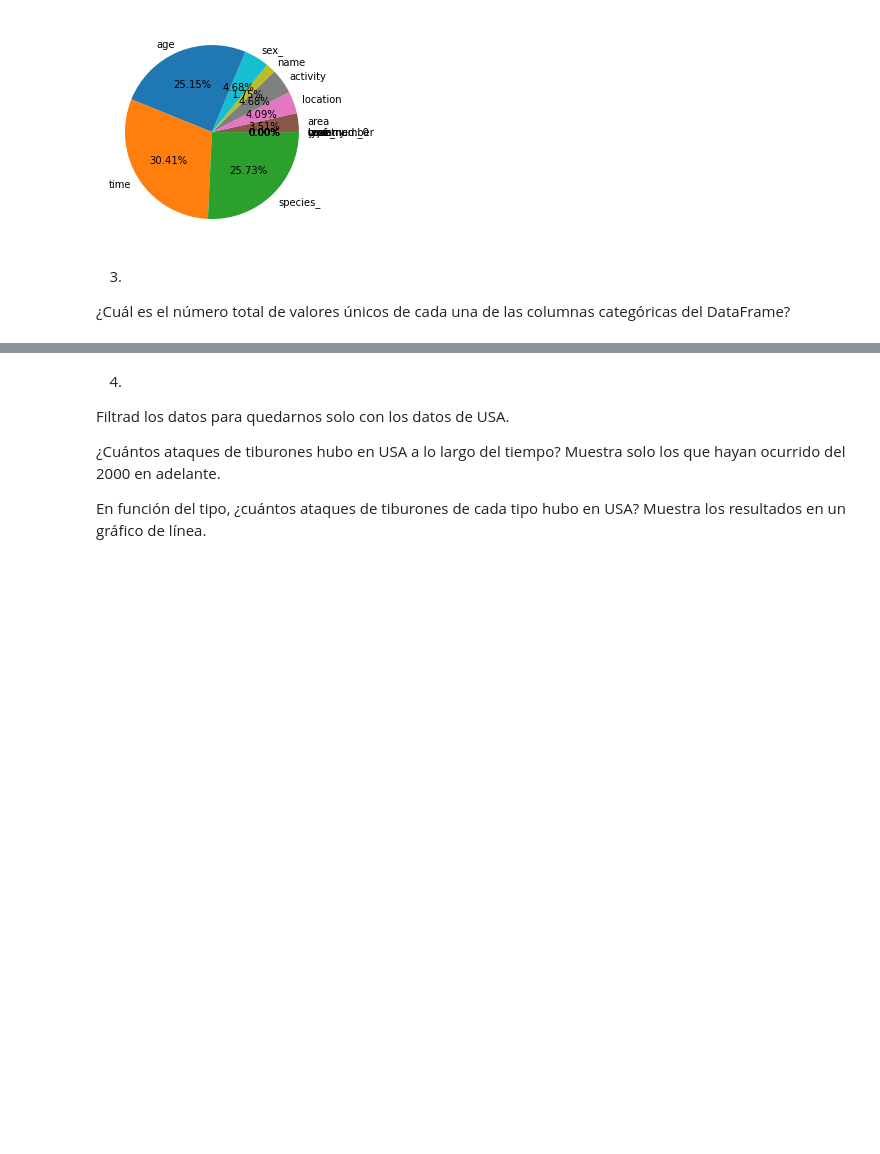
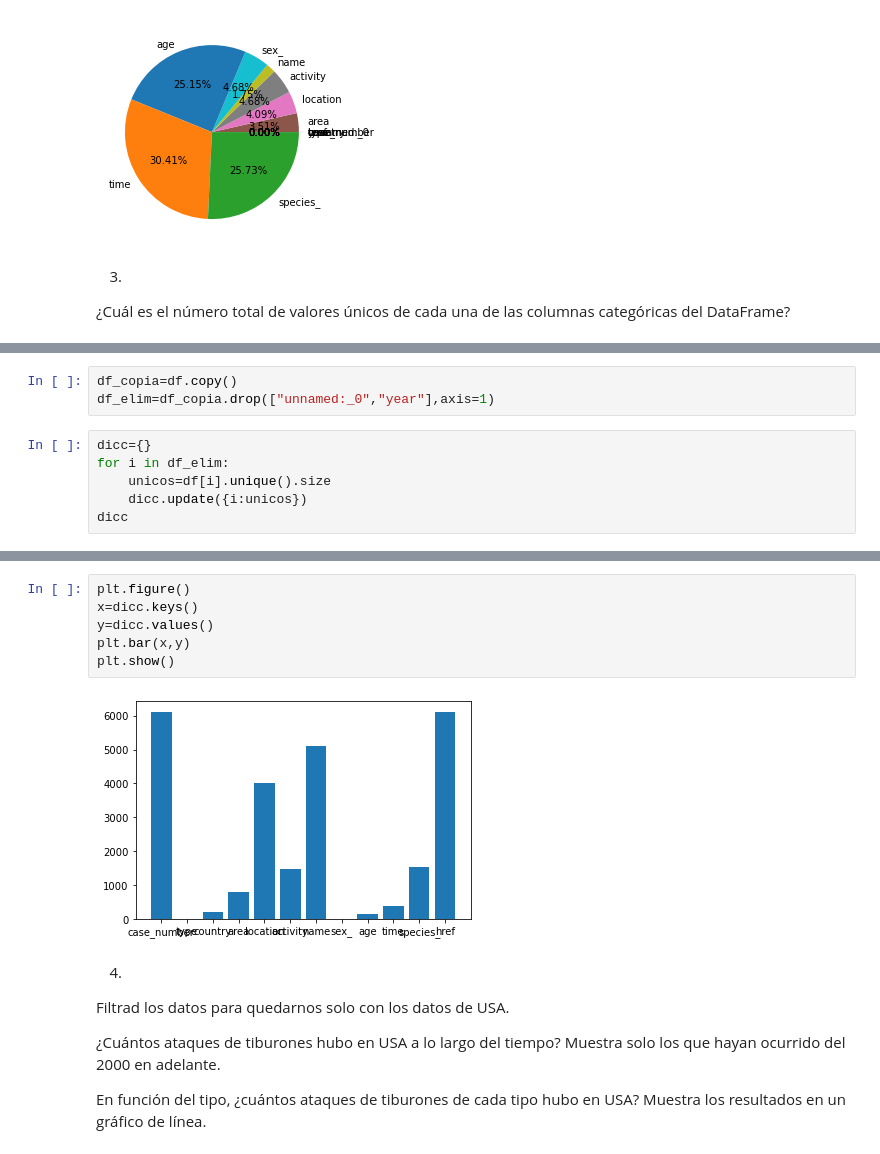
Before and after one commit to Adalab/DA-promo-b-modulo-2-sprint-1-Anais-Ana-Yadira, a Jupyter notebook: visualización/pair-programmin-visualizacion-1-matlotlib/pair-programming-visualizacion-1-matplotlib.ipynb, the cells around one changed output, grey strips where cells are left out. Saved outputs shown, nothing was run; the diff lists cells and outputs as text; blank space fills up the shorter version.

```diff
--- a/visualización/pair-programmin-visualizacion-1-matlotlib/pair-programming-visualizacion-1-matplotlib.ipynb
+++ b/visualización/pair-programmin-visualizacion-1-matlotlib/pair-programming-visualizacion-1-matplotlib.ipynb
@@ -106,0 +121,9 @@ val_unicos=
+# %%
+df_copia=df.copy()
+df_elim=df_copia.drop(["unnamed:_0","year"],axis=1)
+# %%
+dicc={}
+for i in df_elim:
+    unicos=df[i].unique().size
+    dicc.update({i:unicos})
+dicc
@@ -107,3 +143,11 @@ val_unicos=
+# %%
+plt.figure()
+x=dicc.keys()
+y=dicc.values()
+plt.bar(x,y)
+plt.show()
+# %% [output]
+[figure, added]
 # %% [markdown]
 4.
 Filtrad los datos para quedarnos solo con los datos de USA.
```
Also changed, not shown: parts of 7 cells of this notebook, 2 other files.
